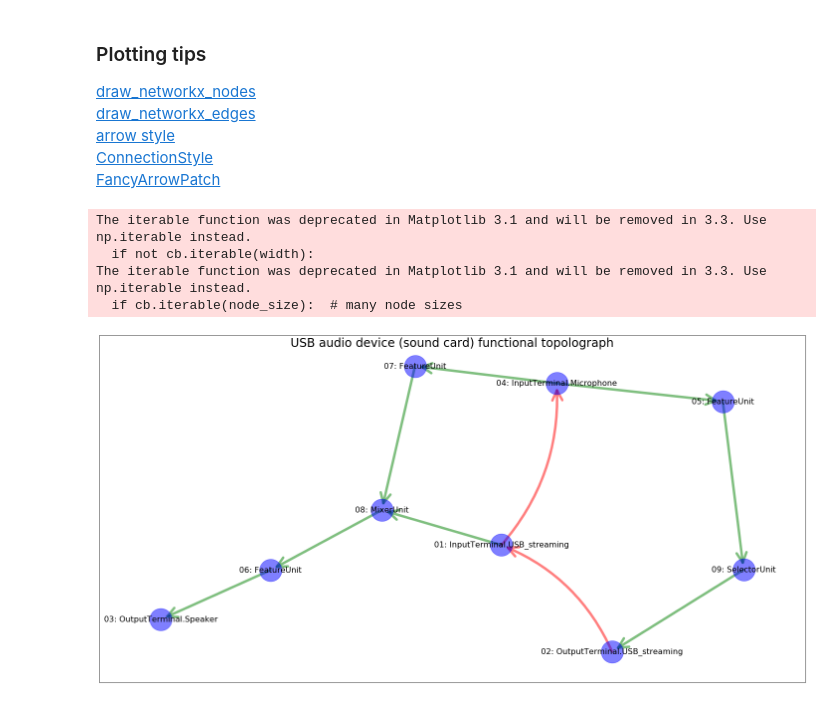
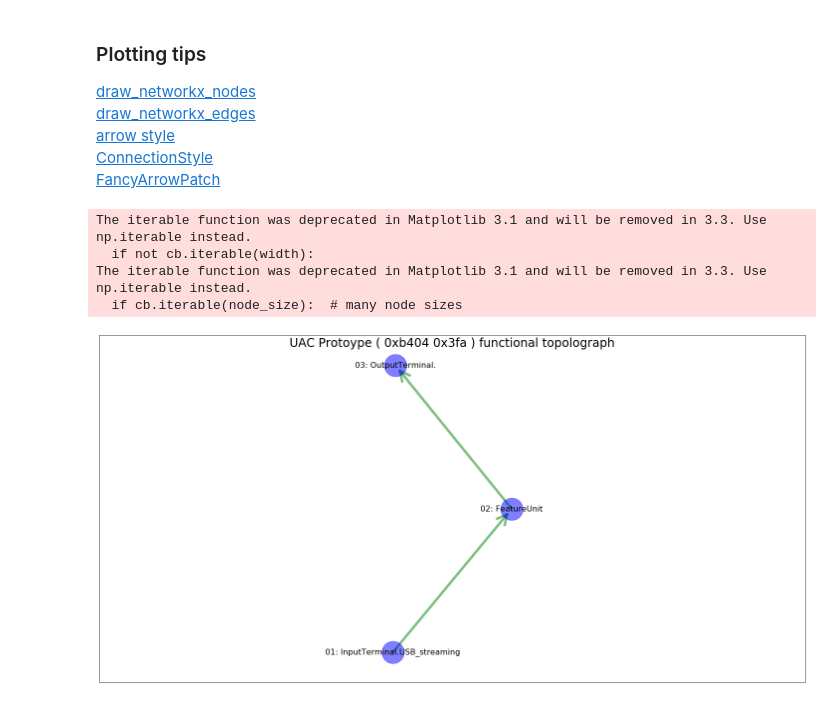
Before and after one commit to Wei1234c/USB_Audio, a Jupyter notebook: notebooks/UAC20 Audio Class Device Topology Plotting.ipynb, the cells around one changed output. Saved outputs shown, nothing was run; the diff lists cells and outputs as text; code cells hidden in the pictures.

```diff
--- a/notebooks/UAC20 Audio Class Device Topology Plotting.ipynb
+++ b/notebooks/UAC20 Audio Class Device Topology Plotting.ipynb
@@ -47,8 +47,7 @@ devices_ids
 # idVendor = 0x1b3f
 # idProduct = 0x2008
 
-idVendor = 6975
-idProduct = 8199
+idVendor, idProduct = devices_ids[0]
 
 dev = USBdevice(vid = idVendor, pid = idProduct)
 # print(dev)
@@ -188,7 +184,7 @@ def get_descriptor_class(dscrpt, intf_type = None):
                         '0C': ClockMultiplierDescriptor,
                         '0D': SamplingRateConverterUnitDescriptor}
 
-            code = OrmClassBase.int_to_hex(dscrpt[2])
+            code = OrmClassBase.int_to_hex(dscrpt[2]).upper()
             _class = _classes[code]
 
         if intf_type == "AS":
@@ -198,7 +194,7 @@ def get_descriptor_class(dscrpt, intf_type = None):
                         '03': EncoderDescriptor,
                         '04': 'DECODER'}
 
-            code = OrmClassBase.int_to_hex(dscrpt[2])
+            code = OrmClassBase.int_to_hex(dscrpt[2]).upper()
             _class = _classes[code]
             if code == '02': session = session_uac_format_descriptors
 
@@ -212,7 +208,7 @@ def get_descriptor_class(dscrpt, intf_type = None):
             _classes = {'00': None,
                         '01': ClassSpecificAsIsochronousAudioDataEndpointDescriptor}
 
-            code = OrmClassBase.int_to_hex(dscrpt[2])
+            code = OrmClassBase.int_to_hex(dscrpt[2]).upper()
             _class = _classes[code]
             if code == '02': session = session_uac_format_descriptors
 
@@ -238,17 +234,18 @@ for descriptor in descriptors:
 # %%
 fig = plt.figure(figsize = (20, 10))
 
 Topologen.draw_topolograph(dbos)# , label_font_size = 14, edge_width = 5, edge_arrowstyle = '->', edge_arrowsize = 50,)
 
 title = 'USB audio device (sound card) functional topolograph' #.title()
+title = 'UAC Protoype ( 0xb404 0x3fa ) functional topolograph' #.title()
 fig.suptitle(title, fontsize = 24)
 
 plt.tight_layout()
 plt.savefig(title + '.png')
 plt.show()
 # %% [output]
 The iterable function was deprecated in Matplotlib 3.1 and will be removed in 3.3. Use np.iterable instead.
   if not cb.iterable(width):
 The iterable function was deprecated in Matplotlib 3.1 and will be removed in 3.3. Use np.iterable instead.
   if cb.iterable(node_size):  # many node sizes
-[figure, old version]
+[figure, new version]
```
Also changed, not shown: parts of 6 cells of this notebook, 9 other files.
